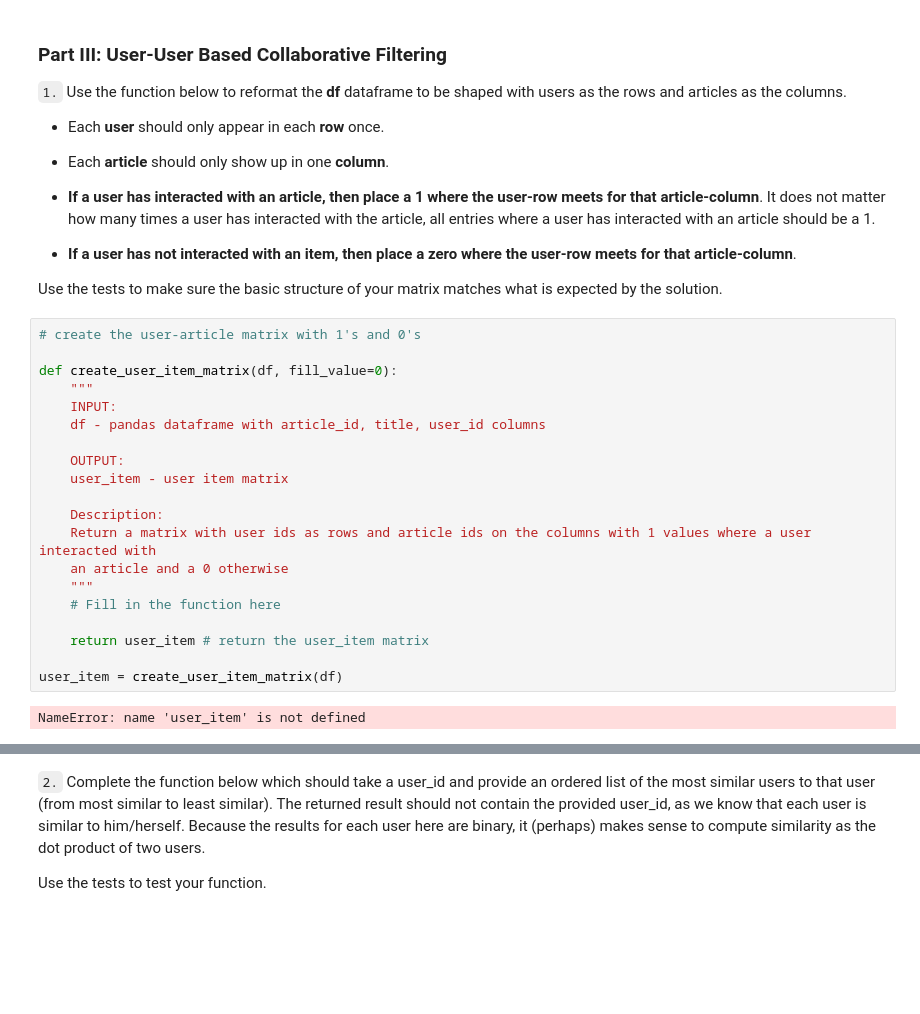
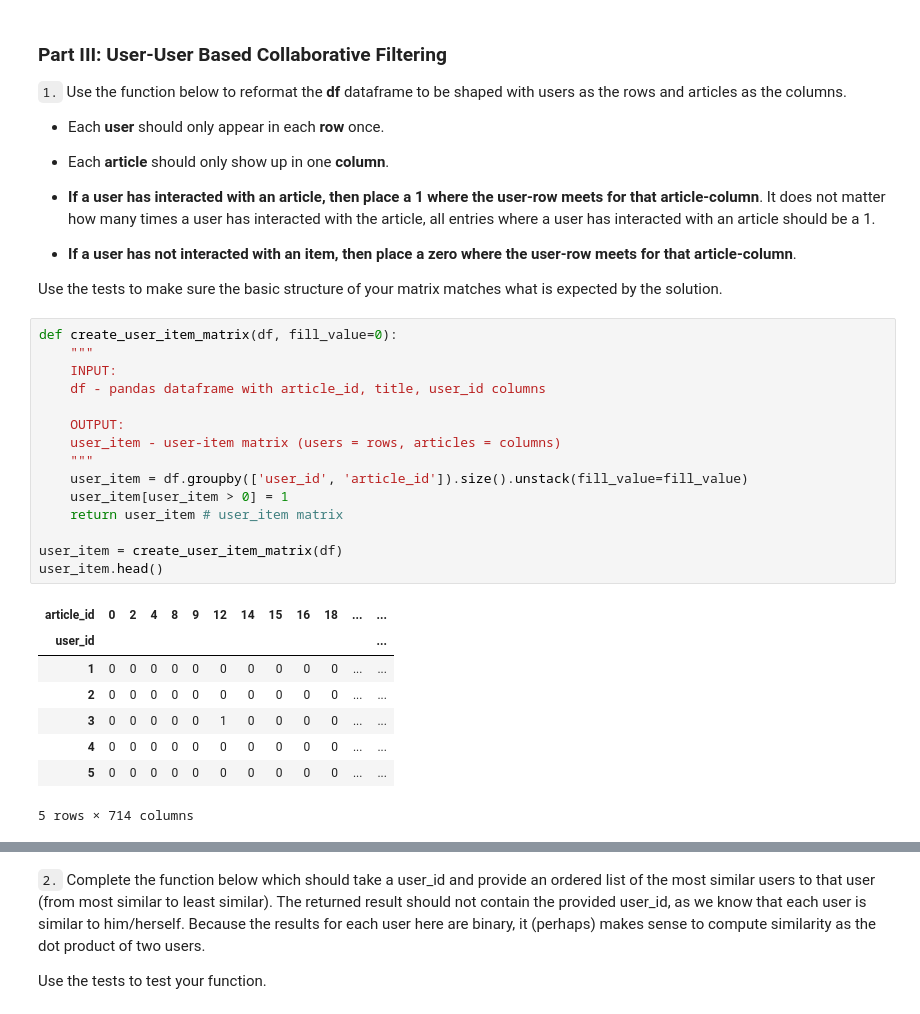
Before and after one commit to MatthewJay412/dsnd-recommendation-project, a Jupyter notebook: starter/Recommendations_with_IBM.ipynb, the cells around one changed output, grey strips where cells are left out. Drawn from its saved outputs; the diff is of its cells as text; blank space fills up the shorter version.

```diff
--- a/starter/Recommendations_with_IBM.ipynb
+++ b/starter/Recommendations_with_IBM.ipynb
@@ -265,27 +301,29 @@ t.sol_2_test(get_top_articles)
 
 Use the tests to make sure the basic structure of your matrix matches what is expected by the solution.
 # %%
-# create the user-article matrix with 1's and 0's
-
 def create_user_item_matrix(df, fill_value=0):
     """
     INPUT:
     df - pandas dataframe with article_id, title, user_id columns
 
     OUTPUT:
-    user_item - user item matrix
-
-    Description:
-    Return a matrix with user ids as rows and article ids on the columns with 1 values where a user interacted with
-    an article and a 0 otherwise
+    user_item - user-item matrix (users = rows, articles = columns)
     """
-    # Fill in the function here
-
-    return user_item # return the user_item matrix
+    user_item = df.groupby(['user_id', 'article_id']).size().unstack(fill_value=fill_value)
+    user_item[user_item > 0] = 1
+    return user_item # user_item matrix
 
 user_item = create_user_item_matrix(df)
+user_item.head()
 # %% [output]
+| article_id | 0 | 2 | 4 | 8 | 9 | 12 | 14 | 15 | 16 | 18 | ... | ... |
+| user_id |  |  |  |  |  |  |  |  |  |  |  | ... |
+| 1 | 0 | 0 | 0 | 0 | 0 | 0 | 0 | 0 | 0 | 0 | ... | ... |
+| 2 | 0 | 0 | 0 | 0 | 0 | 0 | 0 | 0 | 0 | 0 | ... | ... |
+| 3 | 0 | 0 | 0 | 0 | 0 | 1 | 0 | 0 | 0 | 0 | ... | ... |
+| 4 | 0 | 0 | 0 | 0 | 0 | 0 | 0 | 0 | 0 | 0 | ... | ... |
+| 5 | 0 | 0 | 0 | 0 | 0 | 0 | 0 | 0 | 0 | 0 | ... | ... |
-NameError: name 'user_item' is not defined
+5 rows × 714 columns
 # %%
 ## Tests: You should just need to run this cell.  Don't change the code.
 assert user_item.shape[0] == 5149, "Oops!  The number of users in the user-article matrix doesn't look right."
```
Also changed, not shown: parts of 60 cells of this notebook.
